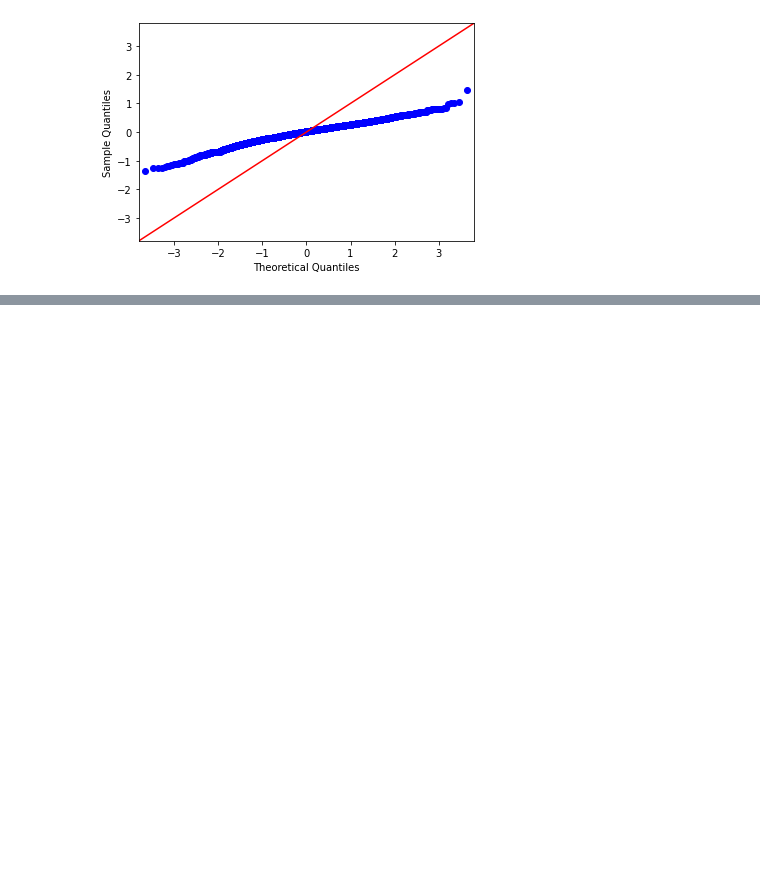
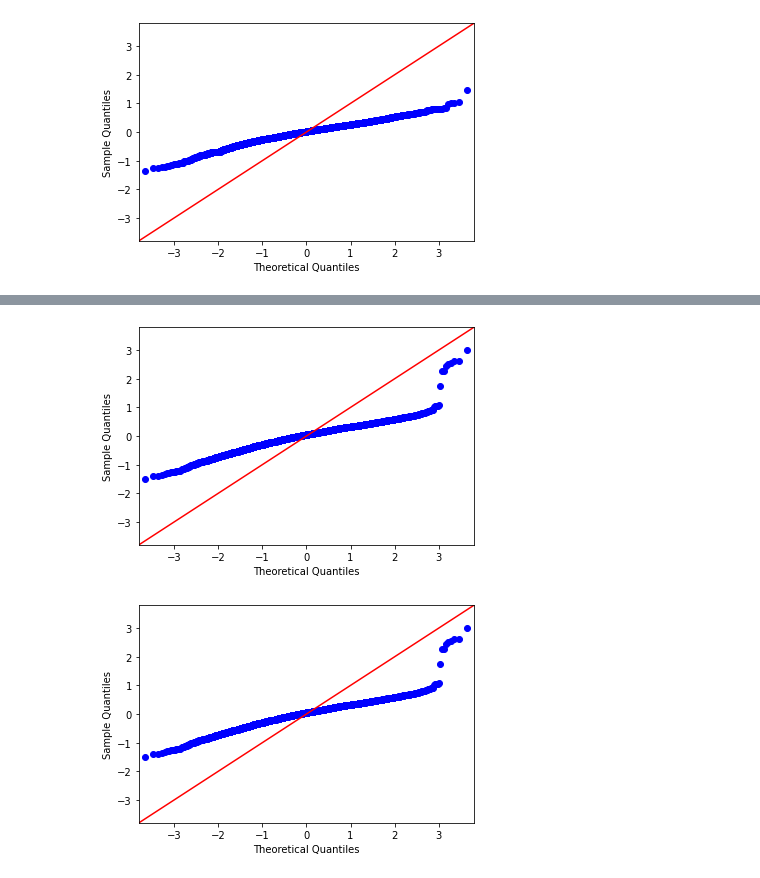
Before and after one commit to CharudattaManwatkar/lra_final_project_group_17, a Jupyter notebook: LRA_final_project_cleanboy.ipynb, the cells around one changed output, grey strips where cells are left out. Saved outputs shown, nothing was run; the diff lists cells and outputs as text; code cells hidden in the pictures; blank space fills up the shorter version.

```diff
--- a/LRA_final_project_cleanboy.ipynb
+++ b/LRA_final_project_cleanboy.ipynb
@@ -915,0 +1079,3 @@ AttributeError: 'list' object has no attribute 'astype'
+# %%
+post_log =smf.ols('selling_price_log ~name+year+km_driven+seller_type+transmission+owner+mileage+engine+max_power',data=POST_HETRO_DATA_LOG).fit()
+post_log.summary()
@@ -915,0 +1110,7 @@ AttributeError: 'list' object has no attribute 'astype'
+# %%
+POST_HETRO_DATA_LOG["res_sq"] = post_log.resid**2
+model_res = smf.ols("res_sq ~ name+year+km_driven+fuel+seller_type+transmission+owner+mileage+max_power+engine", data=POST_HETRO_DATA_LOG).fit()
+weight = model_res.fittedvalues
+weight = abs(weight)
+weight = weight**-1
+POST_HETRO_DATA_LOG['weight'] = weight
@@ -915,0 +1133,7 @@ AttributeError: 'list' object has no attribute 'astype'
+# %%
+y=POST_HETRO_DATA_LOG.selling_price_log
+x=POST_HETRO_DATA_LOG[['name','year', 'km_driven','fuel','seller_type','transmission','owner','mileage','max_power','engine']]
+# %%
+mod_wls_log = sm.WLS(y,x.astype(float), POST_HETRO_DATA_LOG['weight'])
+mod_res_log = mod_wls_log.fit()
+print(mod_res_log.summary())
@@ -915,0 +1158,5 @@ AttributeError: 'list' object has no attribute 'astype'
+# %%
+sm.qqplot(mod_res_log.resid, line = '45')
+# %% [output]
+[figure, added]
+[figure, added]
```
Also changed, not shown: parts of 28 cells of this notebook.
